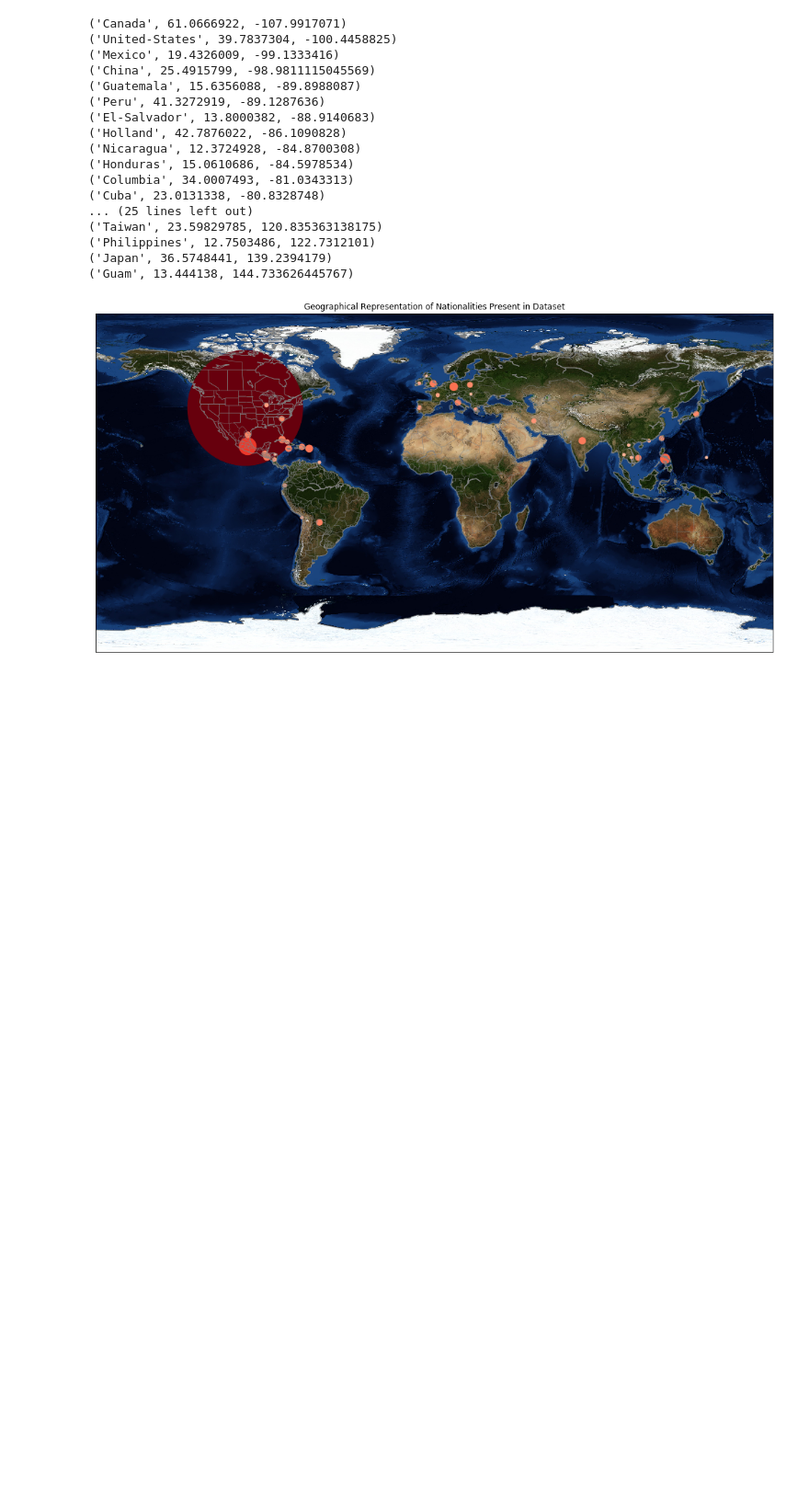
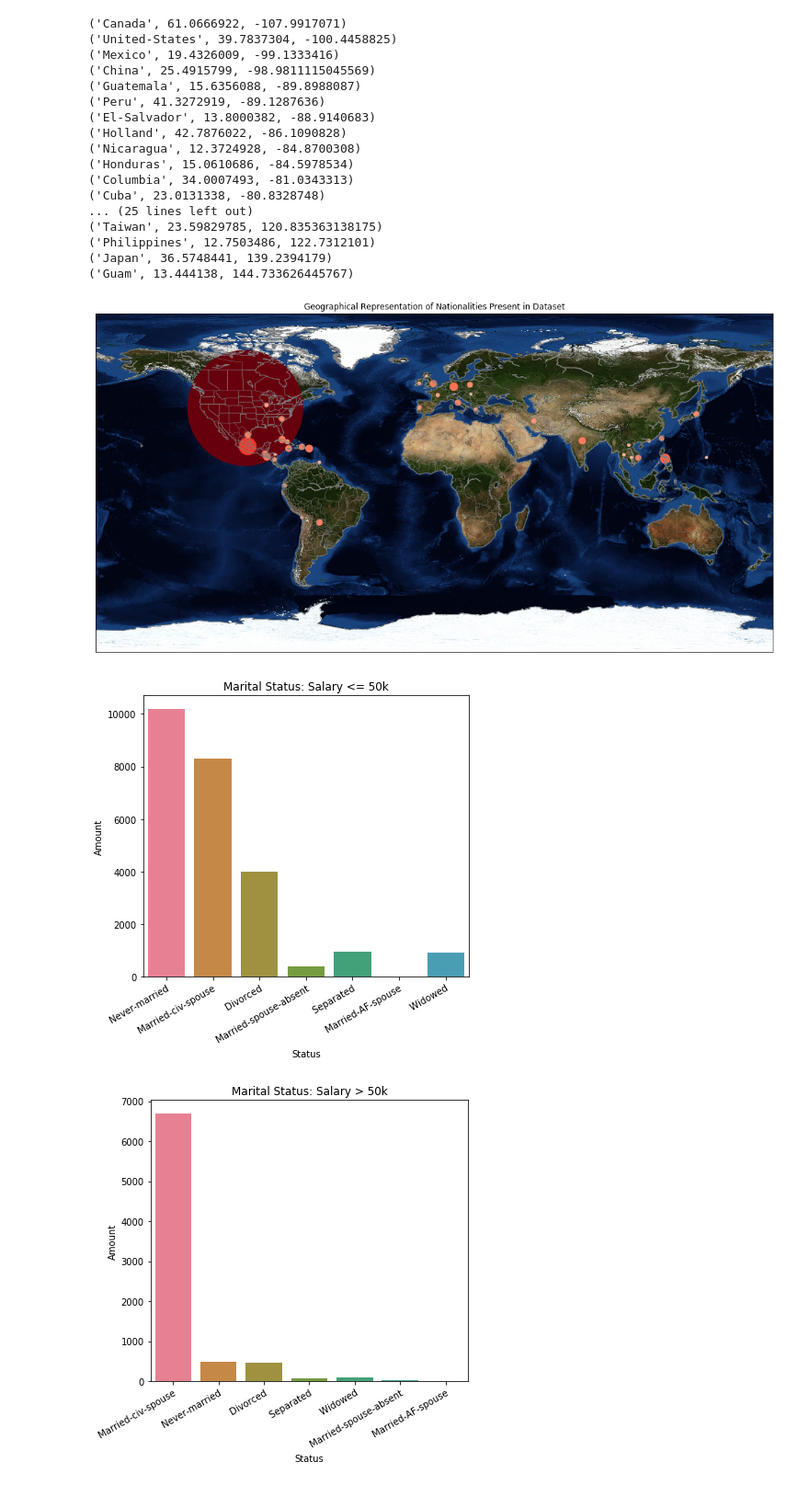
Before and after one commit to kylechang523/ECE180-Final-Project-Personal-Income-Analysis-and-Prediction, a Jupyter notebook: Nationality and Marriage.ipynb, the cells around one changed output. Shown at 92% size. Drawn from its saved outputs; the diff is of its cells as text; code cells hidden in the pictures; blank space fills up the shorter version.

```diff
--- a/Nationality and Marriage.ipynb
+++ b/Nationality and Marriage.ipynb
@@ -136,3 +136,29 @@ plt.title("Geographical Representation of Nationalities Present in Dataset")
 plt.show()
 # %% [output]
 [figure]
+# %%
+import seaborn as sns
+plt.figure(figsize=(6,6))
+sns.countplot(marriedBelow, orient = 'h',palette=sns.color_palette("husl", 10))
+
+plt.title('Marital Status: Salary <= 50k')
+plt.xlabel('Status')
+plt.xticks(rotation=30,rotation_mode="anchor",ha="right")
+plt.ylabel('Amount')
+plt.tight_layout()
+plt.savefig('MaritalBelow.png')
+plt.show()
+
+plt.figure(figsize=(6,6))
+#plt.hist(marriedAbove,facecolor='blue',alpha=0.75,rwidth=0.8,bins = np.arange(len(labels))-0.5)
+sns.countplot(marriedAbove, orient = 'h',palette=sns.color_palette("husl", 10))
+plt.title('Marital Status: Salary > 50k')
+plt.xlabel('Status')
+plt.xticks(rotation=30,rotation_mode="anchor",ha="right")
+plt.ylabel('Amount')
+plt.tight_layout()
+plt.savefig('MaritalAbove.png')
+plt.show()
+# %% [output]
+[figure, added]
+[figure, added]
```
Also changed, not shown: 1 other file.
